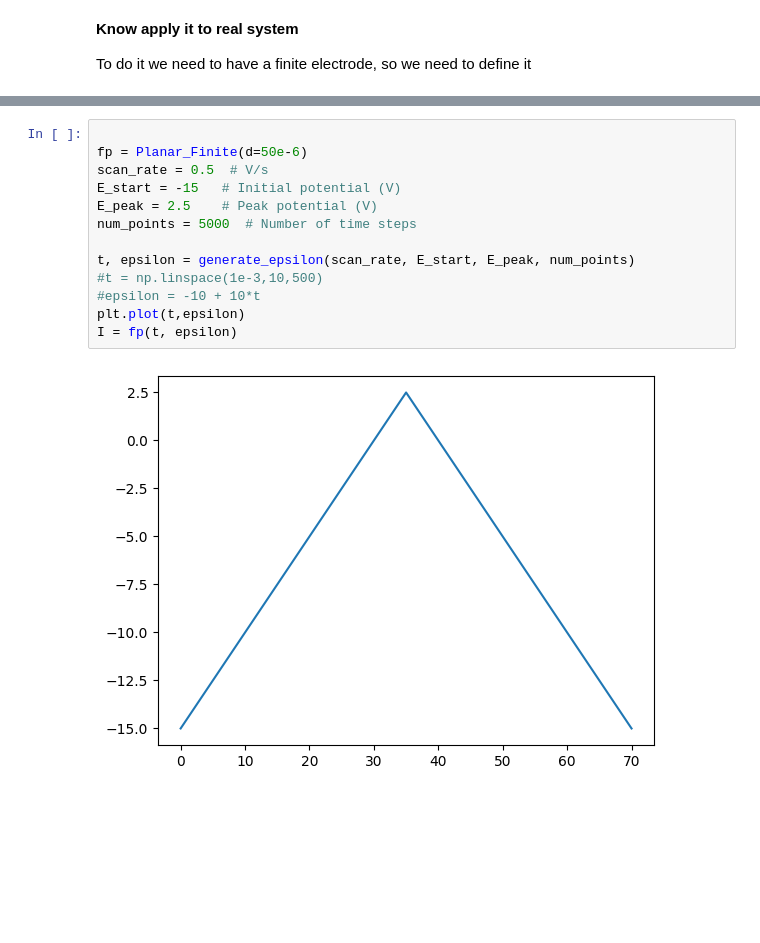
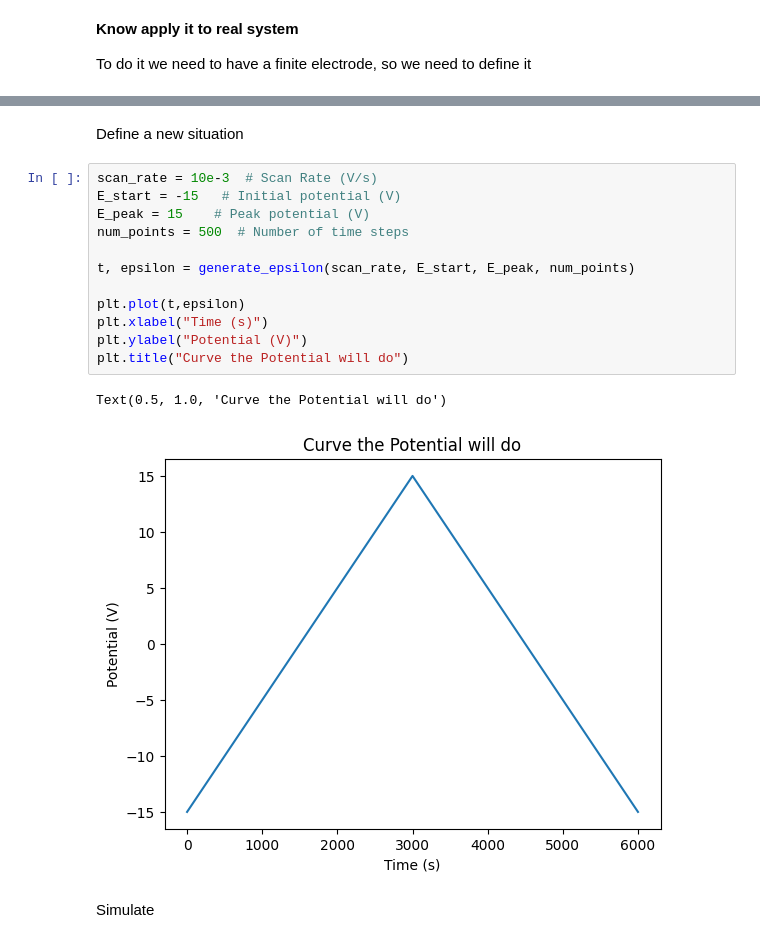
Before and after one commit to PassosSouza/LabsEletroquimica, a Jupyter notebook: Laboratorio 1/Cyclic Voltammetry - From paper.ipynb, the cells around one changed output, grey strips where cells are left out. Saved outputs shown, nothing was run; the diff lists cells and outputs as text; blank space fills up the shorter version.

```diff
--- a/Laboratorio 1/Cyclic Voltammetry - From paper.ipynb
+++ b/Laboratorio 1/Cyclic Voltammetry - From paper.ipynb
@@ -249,15 +323,19 @@ def generate_epsilon(scan_rate, E_start, E_peak, num_points):
+# %% [markdown]
+Define a new situation
 # %%
-
-fp = Planar_Finite(d=50e-6)
-scan_rate = 0.5  # V/s
+scan_rate = 10e-3  # Scan Rate (V/s)
 E_start = -15   # Initial potential (V)
-E_peak = 2.5    # Peak potential (V)
-num_points = 5000  # Number of time steps
+E_peak = 15    # Peak potential (V)
+num_points = 500  # Number of time steps
 
 t, epsilon = generate_epsilon(scan_rate, E_start, E_peak, num_points)
-#t = np.linspace(1e-3,10,500)
-#epsilon = -10 + 10*t
+
 plt.plot(t,epsilon)
-I = fp(t, epsilon)
+plt.xlabel("Time (s)")
+plt.ylabel("Potential (V)")
+plt.title("Curve the Potential will do")
 # %% [output]
+Text(0.5, 1.0, 'Curve the Potential will do')
-[figure, old version]
+[figure, new version]
+# %% [markdown]
+Simulate
```
Also changed, not shown: parts of 25 cells of this notebook.
